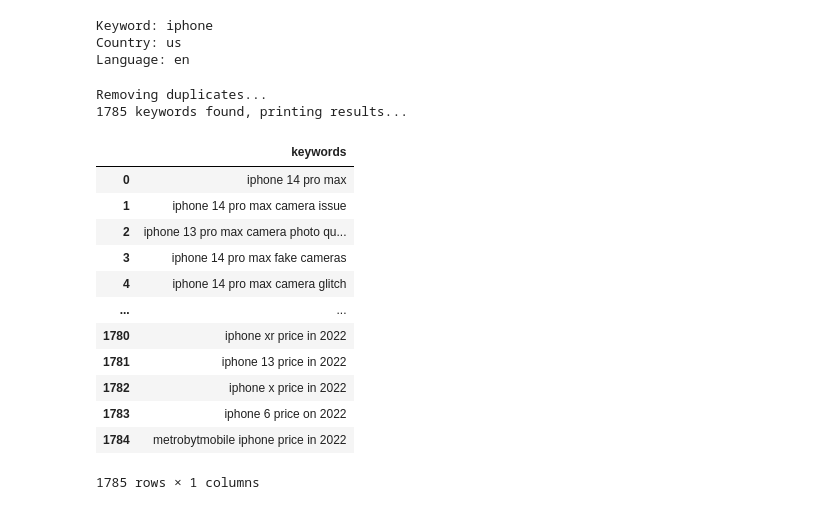
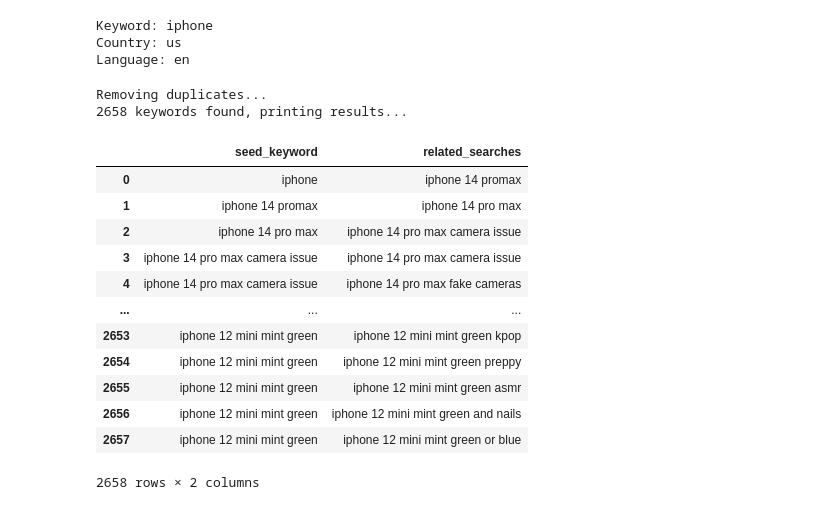
Before and after one commit to semicolondigital/Tiktok-Search-Autosuggest-API-Parser, a Jupyter notebook: TikTokKeywordsIdeas.ipynb, the cells around one changed output. Drawn from its saved outputs; the diff is of its cells as text; code cells hidden in the pictures.

Commit message:
Added a new alphabet search feature and seed keyword column to the dataframe.

```diff
--- a/TikTokKeywordsIdeas.ipynb
+++ b/TikTokKeywordsIdeas.ipynb
@@ -44,40 +47,46 @@ def getkwds(seed_keyword, reg, lang):
   response = requests.get(getterms_url, headers=header)
   return response
 # %%
+srclist = []
 kwdlist = []
 for h in tqdm(getkwds(seedkwd, region, language).json()['sug_list'], desc='Extracting keywords'):
+    srclist.append(seedkwd)
     kwdlist.append(h['content'])
     for i in getkwds(h['content'], region, language).json()['sug_list']:
+      srclist.append(h['content'])
       kwdlist.append(i['content'])
       for j in getkwds(i['content'], region, language).json()['sug_list']:
+        srclist.append(i['content'])
         kwdlist.append(j['content'])
         for k in getkwds(j['content'], region, language).json()['sug_list']:
+          srclist.append(j['content'])
           kwdlist.append(k['content'])
 # %%
 df = pd.DataFrame(None)
-df['keywords'] = kwdlist
+df['seed_keyword'] = srclist
+df['related_searches'] = kwdlist
 
-df = df.explode('keywords').reset_index(drop=True)
+df = df.explode('related_searches').reset_index(drop=True)
 print("Removing duplicates...")
 df = df.drop_duplicates().reset_index(drop=True)
 print(len(df), "keywords found, printing results...")
 df
 # %% [output]
 Removing duplicates...
-1785 keywords found, printing results...
+2658 keywords found, printing results...
-|  | keywords |
-| 0 | iphone 14 pro max |
-| 1 | iphone 14 pro max camera issue |
-| 2 | iphone 13 pro max camera photo qu... |
-| 3 | iphone 14 pro max fake cameras |
-| 4 | iphone 14 pro max camera glitch |
-| ... | ... |
-| 1780 | iphone xr price in 2022 |
-| 1781 | iphone 13 price in 2022 |
-| 1782 | iphone x price in 2022 |
-| 1783 | iphone 6 price on 2022 |
-| 1784 | metrobytmobile iphone price in 2022 |
+|  | seed_keyword | related_searches |
+| 0 | iphone | iphone 14 promax |
+| 1 | iphone 14 promax | iphone 14 pro max |
+| 2 | iphone 14 pro max | iphone 14 pro max camera issue |
+| 3 | iphone 14 pro max camera issue | iphone 14 pro max camera issue |
+| 4 | iphone 14 pro max camera issue | iphone 14 pro max fake cameras |
+| ... | ... | ... |
+| 2653 | iphone 12 mini mint green | iphone 12 mini mint green kpop |
+| 2654 | iphone 12 mini mint green | iphone 12 mini mint green preppy |
+| 2655 | iphone 12 mini mint green | iphone 12 mini mint green asmr |
+| 2656 | iphone 12 mini mint green | iphone 12 mini mint green and nails |
+| 2657 | iphone 12 mini mint green | iphone 12 mini mint green or blue |
-1785 rows × 1 columns
+2658 rows × 2 columns
 # %%
 exportname = seedkwd + "-tiktok-related-kwd.csv"
 df.to_csv(exportname, encoding = 'utf-8')
```
Also changed, not shown: parts of 5 cells of this notebook.
